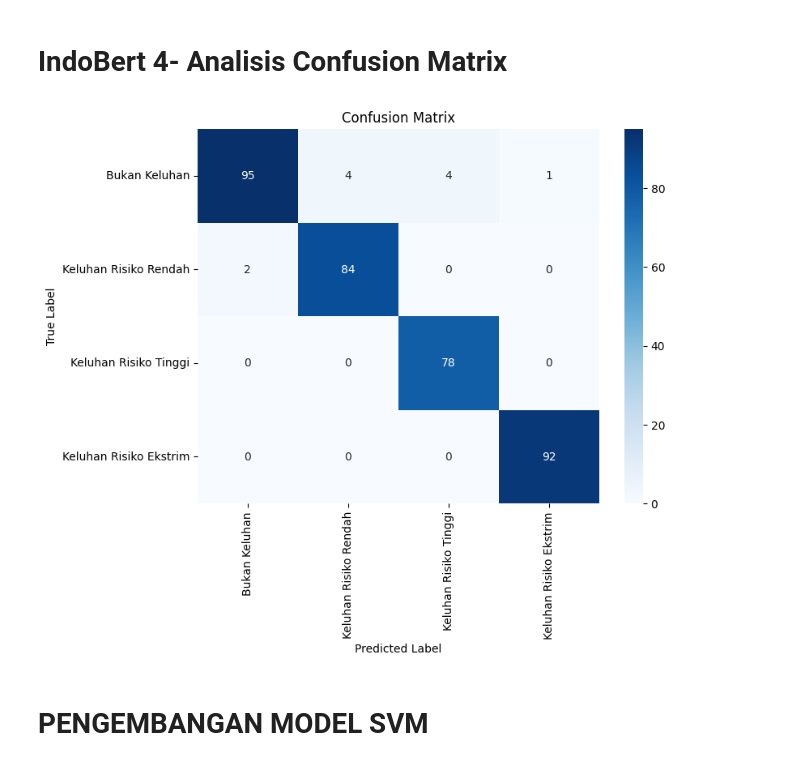
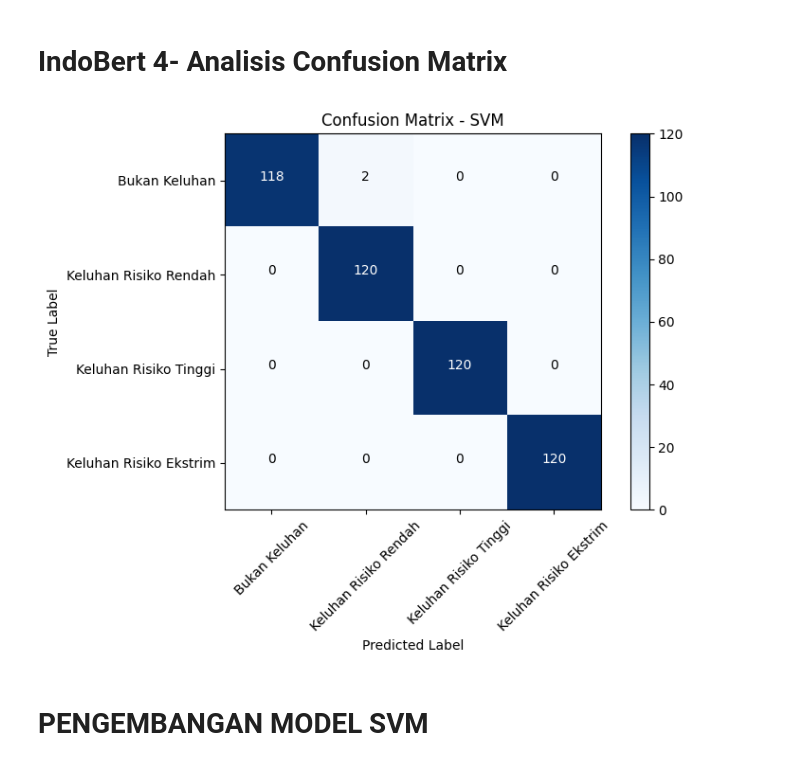
Before and after one commit to dian-wijayanti/DOKUMEN-TESIS, a Jupyter notebook: Dokumentasi.ipynb, the cells around one changed output. Drawn from its saved outputs; the diff is of its cells as text; code cells hidden in the pictures.

```diff
--- a/Dokumentasi.ipynb
+++ b/Dokumentasi.ipynb
@@ -2527,23 +2510,65 @@ Keluhan Risiko Ekstrim       0.99      1.00      0.99        92
 # %% [markdown]
 # IndoBert 4- Analisis Confusion Matrix
-# %%
-from sklearn.metrics import confusion_matrix
-import seaborn as sns
-
-# Menghitung confusion matrix dari prediksi test
-cm = confusion_matrix(true_labels, predictions)
-
-# Plot confusion matrix menggunakan seaborn heatmap
-plt.figure(figsize=(8,6))
-sns.heatmap(cm, annot=True, fmt='d', cmap='Blues',
-            xticklabels=list(label_mapping.keys()),
-            yticklabels=list(label_mapping.keys()))
-plt.xlabel("Predicted Label")
-plt.ylabel("True Label")
-plt.title("Confusion Matrix")
-plt.show()
-# %% [output]
-[figure, removed]
+# %%
+import numpy as np
+import joblib
+import matplotlib.pyplot as plt
+from sklearn.metrics import confusion_matrix
+
+def load_saved_objects():
+    """Memuat model, data validasi (X_val) dan label validasi (y_val) yang telah disimpan."""
+    model = joblib.load('best_svm_model.joblib')
+    X_val = joblib.load('X_val.joblib')
+    y_val = np.load('y_val.npy')
+    return model, X_val, y_val
+
+def plot_confusion_matrix(cm, classes, normalize=False, title='Confusion Matrix', cmap=plt.cm.Blues, filename='confusion_matrix.png'):
+    """
+    Memplot dan menyimpan confusion matrix ke file PNG.
+    Jika normalize=True, matriks dinormalisasi.
+    """
+    if normalize:
+        cm = cm.astype('float') / cm.sum(axis=1)[:, np.newaxis]
+        fmt = '.2f'
+    else:
+        fmt = 'd'
+
+    plt.figure(figsize=(8, 6))
+    plt.imshow(cm, interpolation='nearest', cmap=cmap)
+    plt.title(title)
+    plt.colorbar()
+    tick_marks = range(len(classes))
+    plt.xticks(tick_marks, classes, rotation=45)
+    plt.yticks(tick_marks, classes)
+
+    thresh = cm.max() / 2.0
+    for i in range(cm.shape[0]):
+        for j in range(cm.shape[1]):
+            plt.text(j, i, format(cm[i, j], fmt),
+                     horizontalalignment="center",
+                     color="white" if cm[i, j] > thresh else "black")
+
+    plt.ylabel('True Label')
+    plt.xlabel('Predicted Label')
+    plt.tight_layout()
+    plt.savefig(filename, dpi=300, bbox_inches='tight')
+    plt.show()
+    plt.close()
+
+def main():
+    model, X_val, y_val = load_saved_objects()
+    y_pred = model.predict(X_val)
+    cm = confusion_matrix(y_val, y_pred)
+
+    # Daftar kelas sesuai label mapping
+    classes = ['Bukan Keluhan', 'Keluhan Risiko Rendah', 'Keluhan Risiko Tinggi', 'Keluhan Risiko Ekstrim']
+    plot_confusion_matrix(cm, classes=classes, normalize=False,
+                          title='Confusion Matrix - SVM', filename='confusion_matrix.png')
+
+if __name__ == '__main__':
+    main()
+# %% [output]
+[figure, added]
 # %% [markdown]
 # PENGEMBANGAN MODEL SVM
 # %% [markdown]
```
Also changed, not shown: parts of 11 cells of this notebook.
